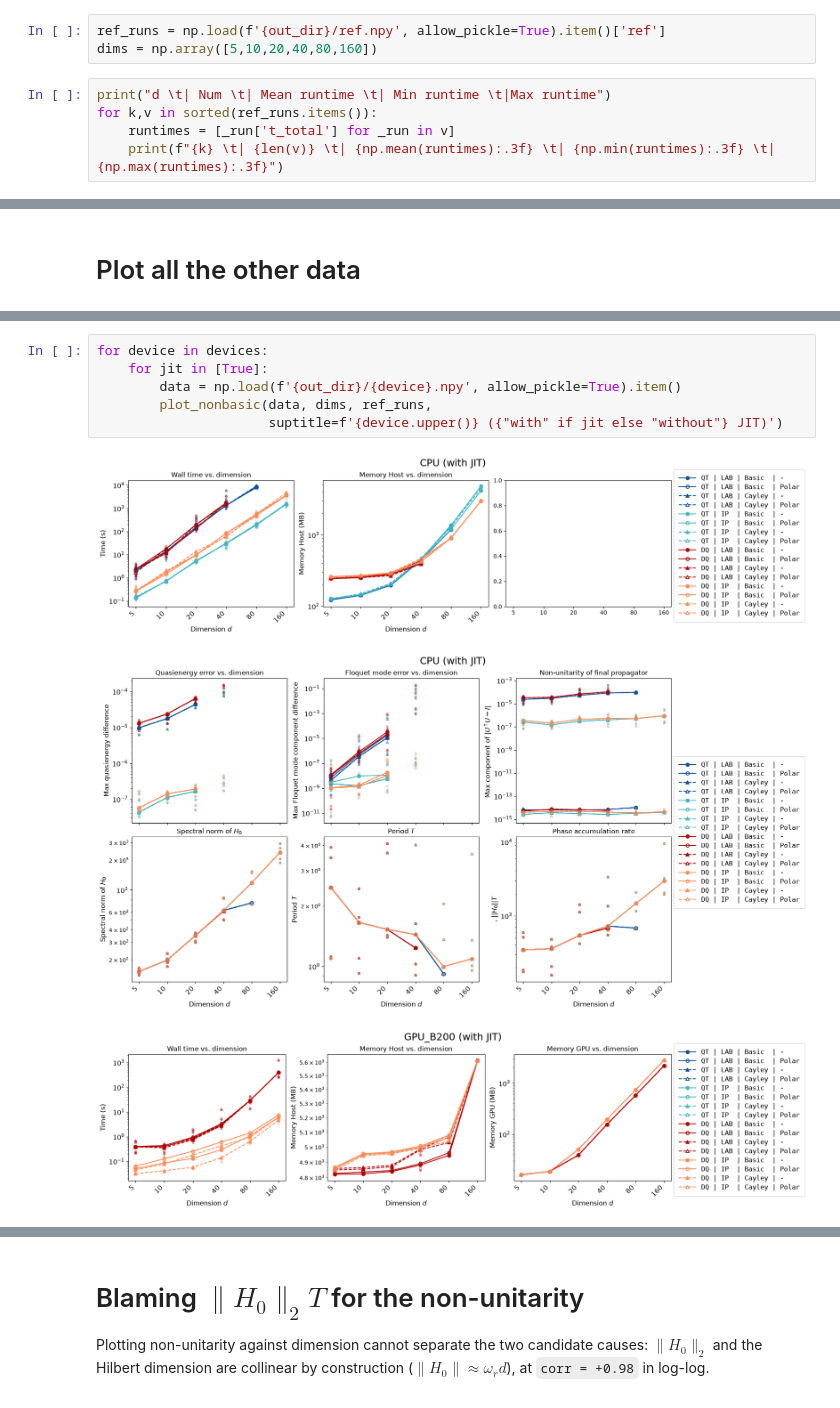
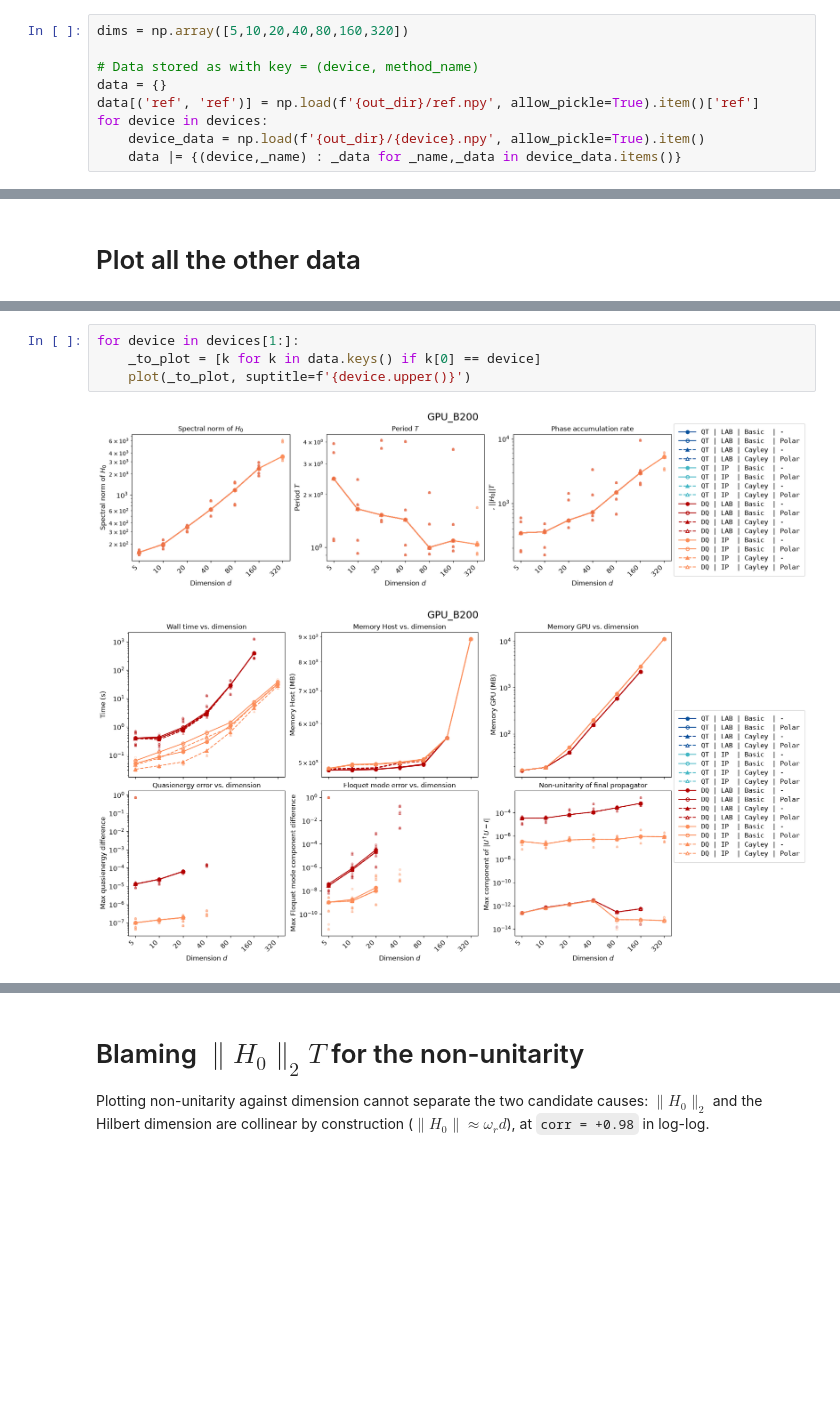
Before and after one commit to HarshBabla99/floquet_gpu, a Jupyter notebook: out_v4.1/plot.ipynb, the cells around one changed output, grey strips where cells are left out. Drawn from its saved outputs; the diff is of its cells as text; blank space fills up the shorter version.

Commit message:
Plot with breakdowns of various stages

```diff
--- a/out_v4.1/plot.ipynb
+++ b/out_v4.1/plot.ipynb
@@ -10,8 +39,9 @@ devices = ['cpu', 'gpu_b200']
 # %%
-ref_runs = np.load(f'{out_dir}/ref.npy', allow_pickle=True).item()['ref']
-dims = np.array([5,10,20,40,80,160])
+dims = np.array([5,10,20,40,80,160,320])
+
+# Data stored as with key = (device, method_name)
+data = {}
+data[('ref', 'ref')] = np.load(f'{out_dir}/ref.npy', allow_pickle=True).item()['ref']
+for device in devices:
+    device_data = np.load(f'{out_dir}/{device}.npy', allow_pickle=True).item()
+    data |= {(device,_name) : _data for _name,_data in device_data.items()}
-# %%
-print("d \t| Num \t| Mean runtime \t| Min runtime \t|Max runtime")
-for k,v in sorted(ref_runs.items()):
-    runtimes = [_run['t_total'] for _run in v]
-    print(f"{k} \t| {len(v)} \t| {np.mean(runtimes):.3f} \t| {np.min(runtimes):.3f} \t| {np.max(runtimes):.3f}")
@@ -200,12 +195,9 @@ def plot_nonbasic(data, dims, ref_runs, suptitle="", w=6, h=(3/4)*6, fontsize=12
 
     plt.show()
 # %%
-for device in devices:
-    for jit in [True]:
-        data = np.load(f'{out_dir}/{device}.npy', allow_pickle=True).item()
-        plot_nonbasic(data, dims, ref_runs,
-                      suptitle=f'{device.upper()} ({"with" if jit else "without"} JIT)')
+for device in devices[1:]:
+    _to_plot = [k for k in data.keys() if k[0] == device]
+    plot(_to_plot, suptitle=f'{device.upper()}')
 # %% [output]
-[figure, old version]
+[figure, new version]
-[figure, old version]
+[figure, new version]
-[figure, removed]
```
Also changed, not shown: parts of 14 cells of this notebook.
